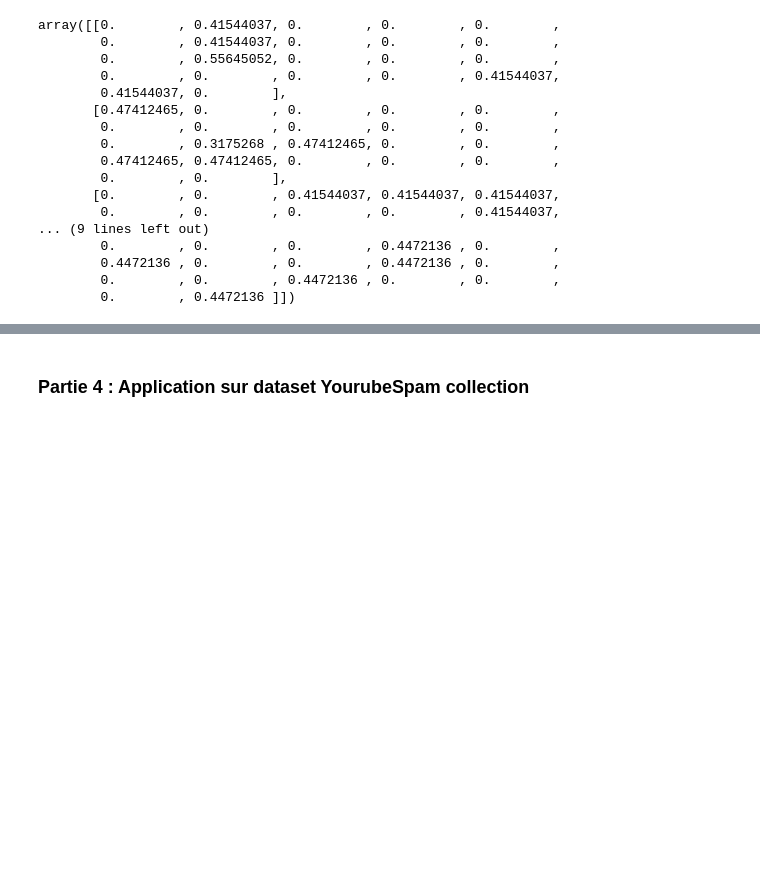
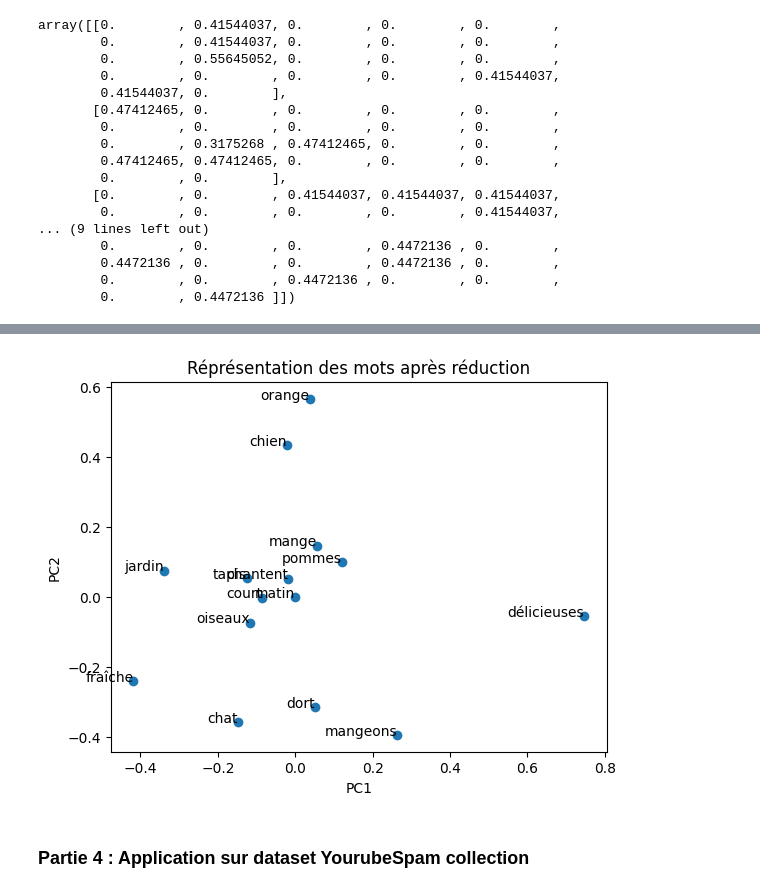
Before and after one commit to Moh2106/nlp_atelier1, a Jupyter notebook: nlp_atelier1.ipynb, the cells around one changed output, grey strips where cells are left out. Saved outputs shown, nothing was run; the diff lists cells and outputs as text; code cells hidden in the pictures; blank space fills up the shorter version.

```diff
--- a/nlp_atelier1.ipynb
+++ b/nlp_atelier1.ipynb
@@ -189,0 +281,3 @@ array([[0.        , 0.41544037, 0.        , 0.        , 0.        ,
+# %%
+# Convertir le dictionnaire en DataFrame
+dataset_pca  = pd.DataFrame.from_dict(word2encoding, orient='index')
@@ -189,0 +303,8 @@ array([[0.        , 0.41544037, 0.        , 0.        , 0.        ,
+# %%
+# Appliquer le PCA avec le nombre de composantes souhaité (par exemple, 2)
+n_components = 2
+pca = PCA(n_components=n_components)
+principal_components = pca.fit_transform(dataset_pca)
+# %%
+# Créer un DataFrame pour les composantes principales
+df_pca = pd.DataFrame(data=principal_components, columns=['PC1', 'PC2'])
@@ -189,0 +330,3 @@ array([[0.        , 0.41544037, 0.        , 0.        , 0.        ,
+# %%
+# ajouter les tokens aux valeurs de PCA
+df_pca['token'] = dataset_pca.index
@@ -190,3 +352,16 @@ array([[0.        , 0.41544037, 0.        , 0.        , 0.        ,
+# %%
+plt.scatter(df_pca['PC1'], df_pca['PC2'])
+plt.xlabel("PC1")
+plt.ylabel("PC2")
+
+# Ajouter du texte à chaque point
+for i, txt in enumerate(df_pca['token']):
+    plt.text(df_pca['PC1'][i], df_pca['PC2'][i], txt, fontsize=10, ha='right')
+
+plt.title("Réprésentation des mots après réduction")
+plt.show()
+# %% [output]
+[figure, added]
 # %% [markdown]
 ### Partie 4 : Application sur dataset YourubeSpam collection
 # %%
```
Also changed, not shown: parts of 15 cells of this notebook.
